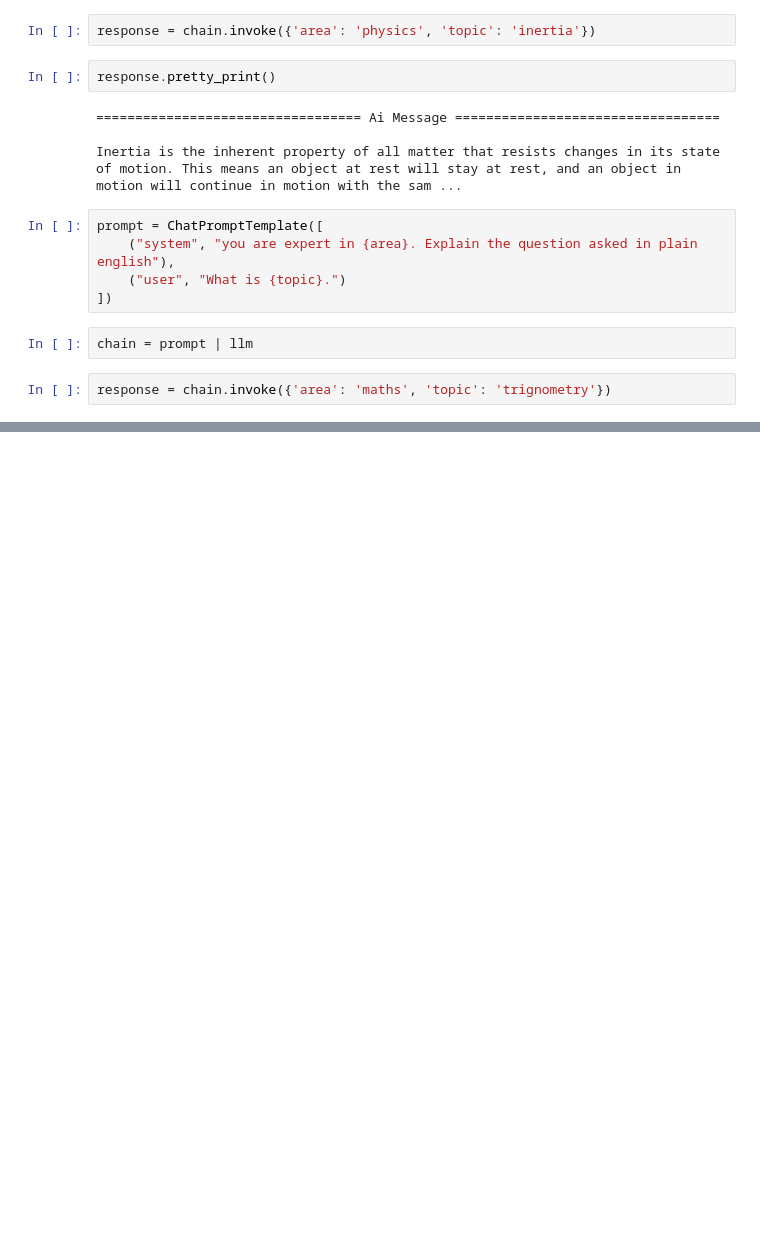
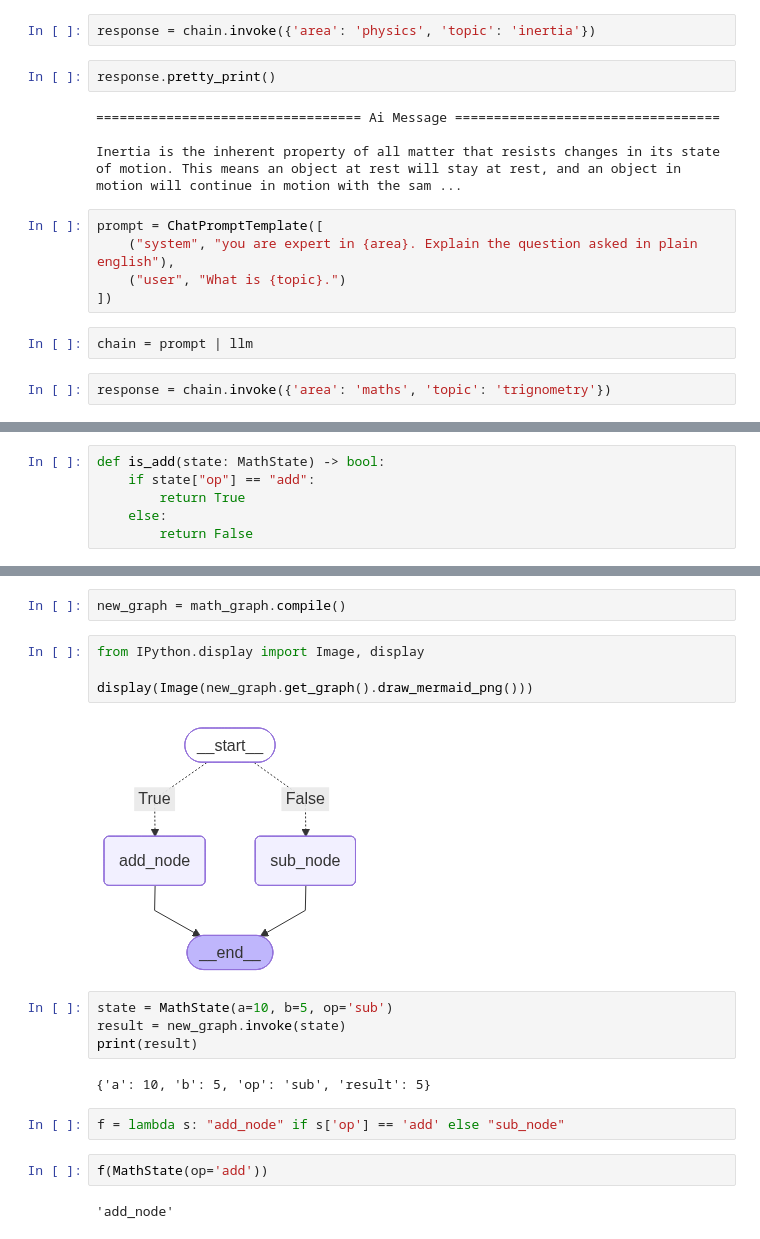
Before and after one commit to GenAIDevelopment/agenticai, a Jupyter notebook: oct25/langgraph/mailtoner/gaps.ipynb, the cells around one changed output, grey strips where cells are left out. Saved outputs shown, nothing was run; the diff lists cells and outputs as text; blank space fills up the shorter version.

```diff
--- a/oct25/langgraph/mailtoner/gaps.ipynb
+++ b/oct25/langgraph/mailtoner/gaps.ipynb
@@ -103,0 +157,6 @@ Trigonometry is the math of **"triangle measuring."** It uses the relationships
+# %%
+def is_add(state: MathState) -> bool:
+    if state["op"] == "add":
+        return True
+    else:
+        return False
@@ -103,0 +176,20 @@ Trigonometry is the math of **"triangle measuring."** It uses the relationships
+# %%
+new_graph = math_graph.compile()
+# %%
+from IPython.display import Image, display
+
+display(Image(new_graph.get_graph().draw_mermaid_png()))
+# %% [output]
+[figure, added]
+# %%
+state = MathState(a=10, b=5, op='sub')
+result = new_graph.invoke(state)
+print(result)
+# %% [output]
+{'a': 10, 'b': 5, 'op': 'sub', 'result': 5}
+# %%
+f = lambda s: "add_node" if s['op'] == 'add' else "sub_node"
+# %%
+f(MathState(op='add'))
+# %% [output]
+'add_node'
```
Also changed, not shown: parts of 16 cells of this notebook.
